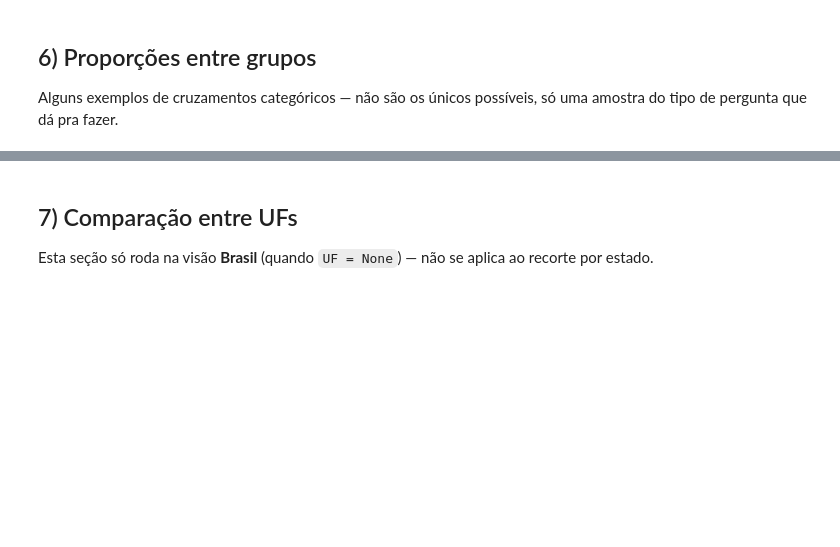
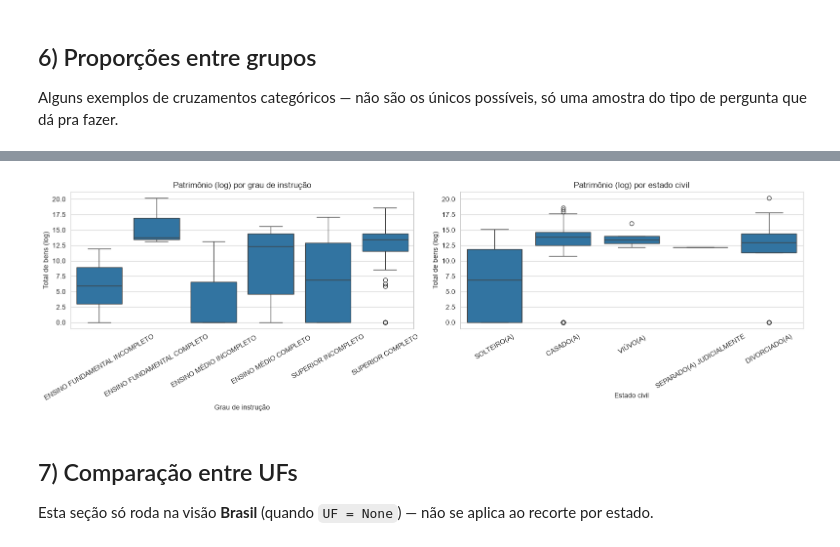
Before and after one commit to gplucchese/mineracao-dados-eleitorais-2026, a Jupyter notebook: 01_analise_descritiva.ipynb, the cells around one changed output, grey strips where cells are left out. Saved outputs shown, nothing was run; the diff lists cells and outputs as text; code cells hidden in the pictures; blank space fills up the shorter version.

```diff
--- a/01_analise_descritiva.ipynb
+++ b/01_analise_descritiva.ipynb
@@ -268,3 +365,61 @@ plt.show()
+# %%
+# Ordem do grau de instrução pelo respectivo código
+ordem_instrucao = (
+    df[['CD_GRAU_INSTRUCAO', 'DS_GRAU_INSTRUCAO']]
+    .drop_duplicates()
+    .sort_values('CD_GRAU_INSTRUCAO')
+    ['DS_GRAU_INSTRUCAO']
+    .tolist()
+)
+
+# Ordem do estado civil pelo respectivo código
+ordem_estado_civil = (
+    df[['CD_ESTADO_CIVIL', 'DS_ESTADO_CIVIL']]
+    .drop_duplicates()
+    .sort_values('CD_ESTADO_CIVIL')
+    ['DS_ESTADO_CIVIL']
+    .tolist()
+)
+
+
+# Cria os dois gráficos lado a lado
+fig, axes = plt.subplots(1, 2, figsize=(16, 5))
+
+
+# Grau de instrução
+sns.boxplot(
+    data=df,
+    x='DS_GRAU_INSTRUCAO',
+    y='Total_Bens_Log',
+    order=ordem_instrucao,
+    ax=axes[0]
+)
+
+axes[0].set_title('Patrimônio (log) por grau de instrução')
+axes[0].set_xlabel('Grau de instrução')
+axes[0].set_ylabel('Total de bens (log)')
+axes[0].tick_params(axis='x', rotation=30)
+
+
+# Estado civil
+sns.boxplot(
+    data=df,
+    x='DS_ESTADO_CIVIL',
+    y='Total_Bens_Log',
+    order=ordem_estado_civil,
+    ax=axes[1]
+)
+
+axes[1].set_title('Patrimônio (log) por estado civil')
+axes[1].set_xlabel('Estado civil')
+axes[1].set_ylabel('Total de bens (log)')
+axes[1].tick_params(axis='x', rotation=30)
+
+
+plt.tight_layout()
+plt.show()
+# %% [output]
+[figure, added]
 # %% [markdown]
 ## 7) Comparação entre UFs
 
```
Also changed, not shown: parts of 17 cells of this notebook, 2 other files.
